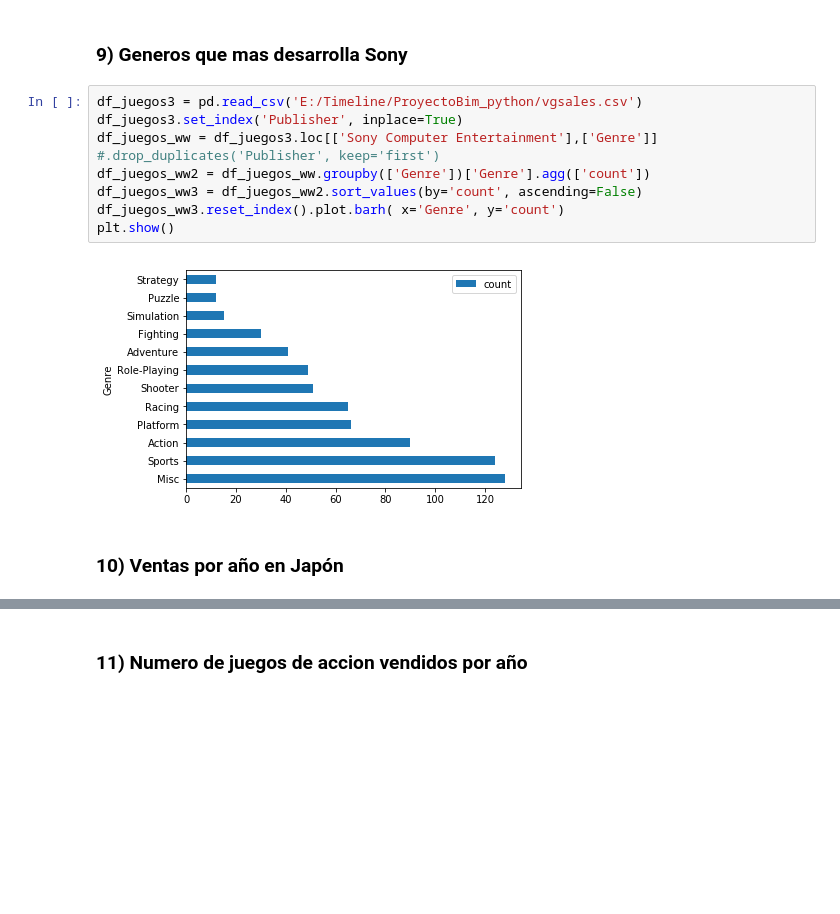
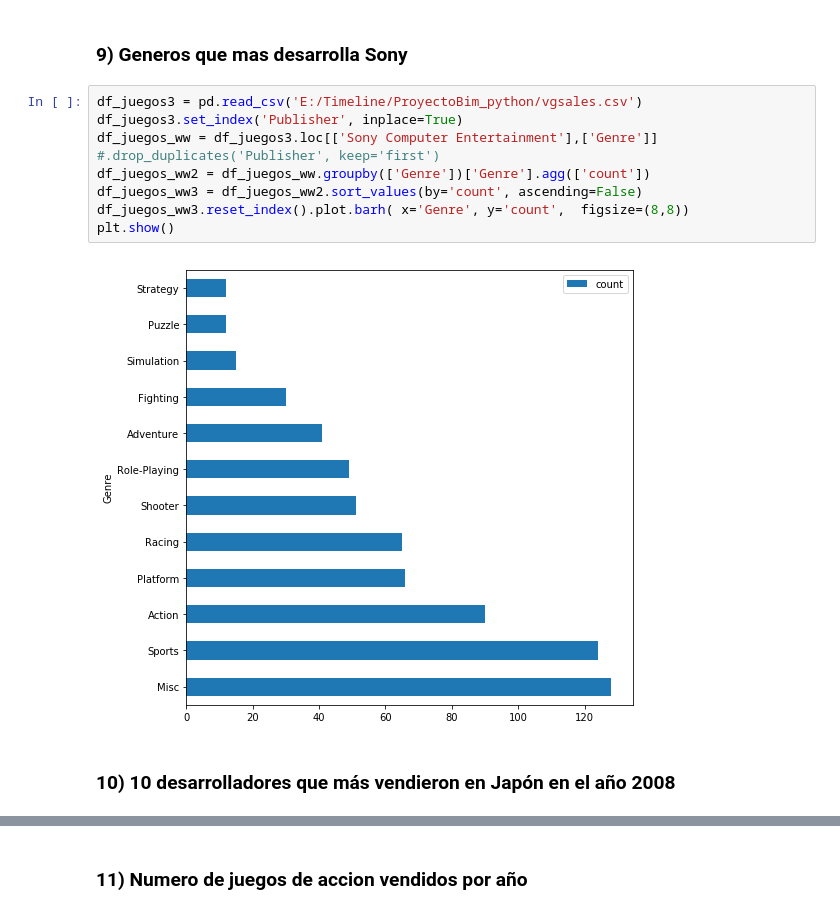
Before and after one commit to 2019-a-gr1-python/py-defaz-guachamin.cristian-vinicio, a Jupyter notebook: Analisis_IB_Python/AnalisisDatos_Python_IB.ipynb, the cells around one changed output, grey strips where cells are left out. Drawn from its saved outputs; the diff is of its cells as text; blank space fills up the shorter version.

```diff
--- a/Analisis_IB_Python/AnalisisDatos_Python_IB.ipynb
+++ b/Analisis_IB_Python/AnalisisDatos_Python_IB.ipynb
@@ -146,15 +134,15 @@ plt.show()
 # %%
 df_juegos3 = pd.read_csv('E:/Timeline/ProyectoBim_python/vgsales.csv')
 df_juegos3.set_index('Publisher', inplace=True)
 df_juegos_ww = df_juegos3.loc[['Sony Computer Entertainment'],['Genre']] #.drop_duplicates('Publisher', keep='first')
 df_juegos_ww2 = df_juegos_ww.groupby(['Genre'])['Genre'].agg(['count'])
 df_juegos_ww3 = df_juegos_ww2.sort_values(by='count', ascending=False)
-df_juegos_ww3.reset_index().plot.barh( x='Genre', y='count')
+df_juegos_ww3.reset_index().plot.barh( x='Genre', y='count',  figsize=(8,8))
 plt.show()
 # %% [output]
-[figure, old version]
+[figure, new version]
-# %% [markdown]
-### 10) Ventas por año en Japón
+# %% [markdown]
+### 10) 10 desarrolladores que más vendieron en Japón en el año 2008
 # %%
 df_juegos4 = pd.read_csv('E:/Timeline/ProyectoBim_python/vgsales.csv')
 df_juegos4.set_index('Year', inplace=True)
```
Also changed, not shown: parts of 16 cells of this notebook.
